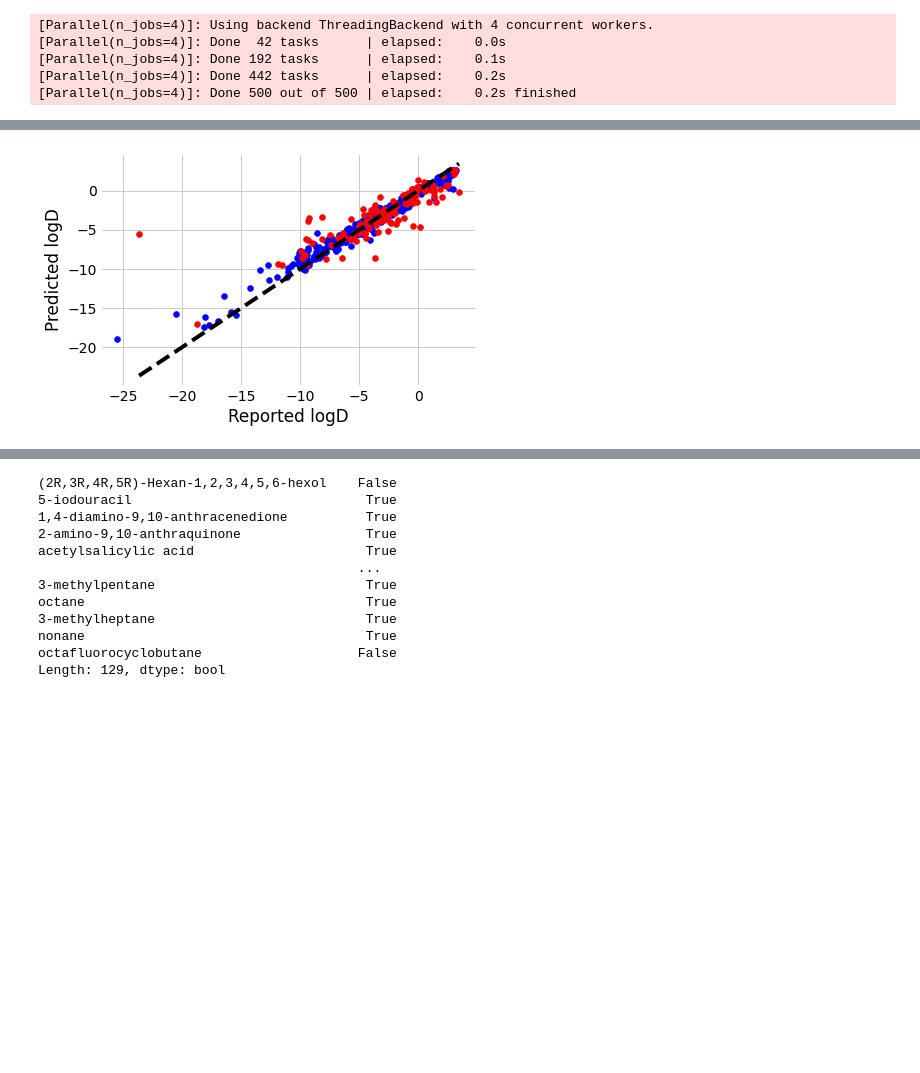
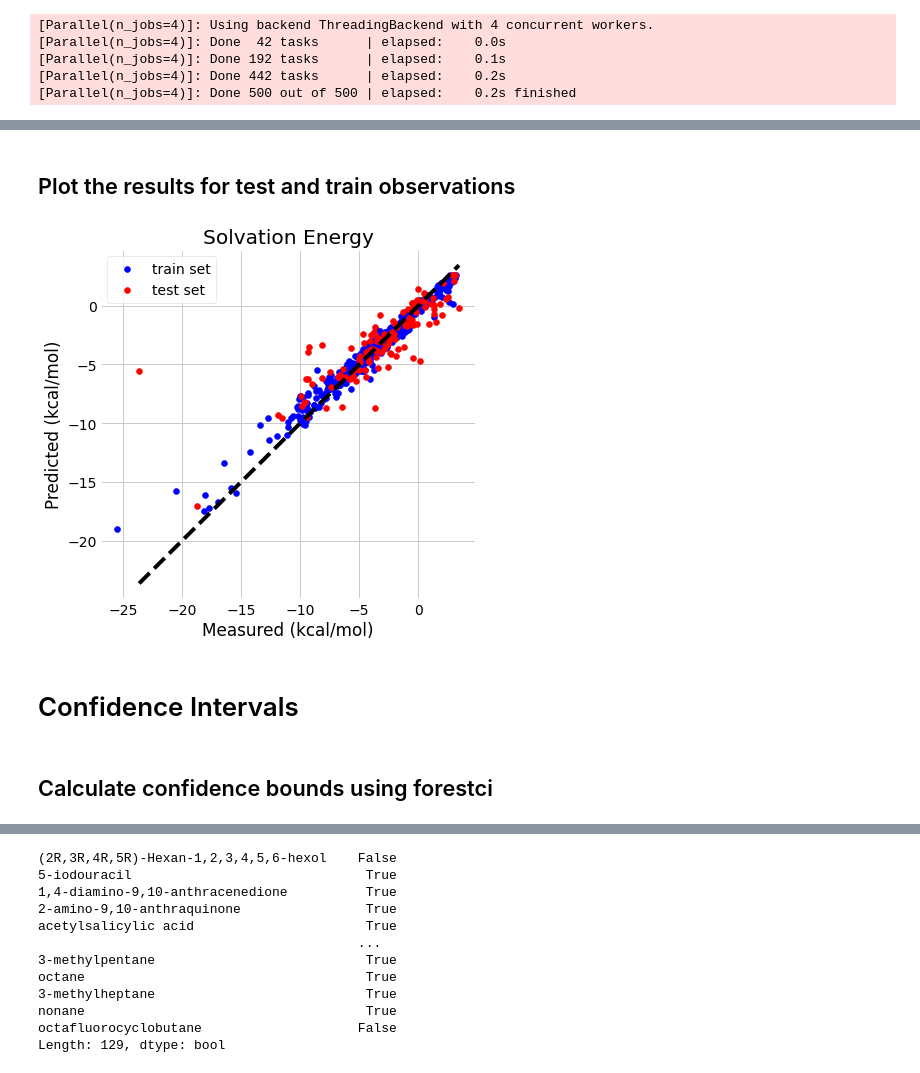
Before and after one commit to GeorgeBatch/moleculenet, a Jupyter notebook: notebooks/colab_reproducing_rf_ci.ipynb, the cells around one changed output, grey strips where cells are left out. Cells and saved outputs as stored; diff of their text form; code cells hidden in the pictures; blank space fills up the shorter version.

Commit message:
fix plots, reorganize

```diff
--- a/notebooks/colab_reproducing_rf_ci.ipynb
+++ b/notebooks/colab_reproducing_rf_ci.ipynb
@@ -345,16 +358,30 @@ y_train_pred = rf.predict(X_train)
 [Parallel(n_jobs=4)]: Done 500 out of 500 | elapsed:    0.2s finished
+# %% [markdown]
+## Plot the results for test and train observations
 # %%
 # Plot predicted logD without error bars
-plt.scatter(y_train, y_train_pred, color='blue')
-plt.scatter(y_test, y_test_pred, color='red')
+plt.figure(figsize=(6, 6))
+plt.tight_layout()
+
+plt.scatter(y_train, y_train_pred, color='blue', label='train set')
+plt.scatter(y_test, y_test_pred, color='red', label='test set')
 
 plt.plot([np.min(y_test), np.max(y_test)], [np.min(y_test), np.max(y_test)], 'k--')
-plt.xlabel('Reported logD')
-plt.ylabel('Predicted logD')
 
+plt.xlabel(f'Measured {datasets_to_units[dataset]}')
+plt.ylabel(f'Predicted {datasets_to_units[dataset]}')
+plt.title(f'{datasets_to_titles[dataset]}')
+
+plt.legend()
+
+#plt.savefig(f'{PLOTS_DIR}/pubs_units_values.png', bbox_inches='tight')
 plt.show()
 # %% [output]
-[figure, old version]
+[figure, new version]
+# %% [markdown]
+# Confidence Intervals
+# %% [markdown]
+## Calculate confidence bounds using forestci
 # %%
 # Calculate the variance
 V_IJ_unbiased = fci.random_forest_error(rf, X_train, X_test)
```
Also changed, not shown: parts of 15 cells of this notebook.
